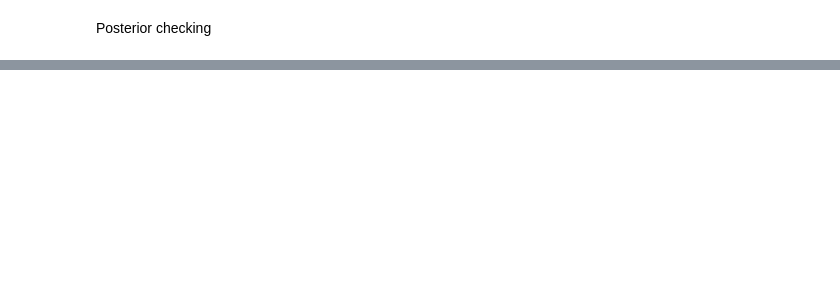
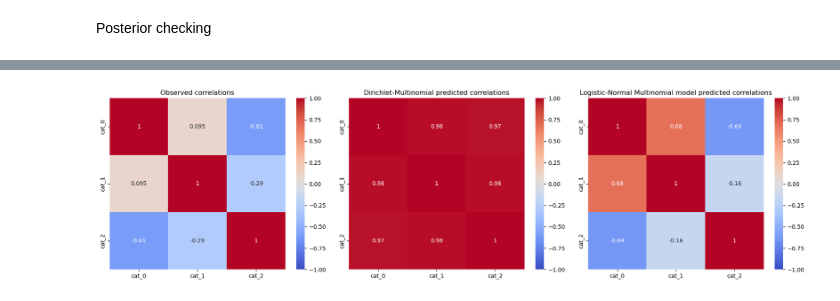
Before and after one commit to DrEntropy/multinom, a Jupyter notebook: random_effects_mn.ipynb, the cells around one changed output, grey strips where cells are left out. Drawn from its saved outputs; the diff is of its cells as text; code cells hidden in the pictures; blank space fills up the shorter version.

Commit message:
add dirichlet for comparison

```diff
--- a/random_effects_mn.ipynb
+++ b/random_effects_mn.ipynb
@@ -413,0 +437,5 @@ plt.show()
+# %%
+with dm_model:
+    dm_ppc = pm.sample_posterior_predictive(dm_trace)
+
+az.plot_ppc(dm_ppc)
@@ -413,0 +450,34 @@ plt.show()
+# %%
+# Observed correlation
+obs_counts = agg_df[["cat_0", "cat_1", "cat_2"]].values
+obs_corr = np.corrcoef(obs_counts.T)
+
+# Dirichlet-Multinomial posterior predictive extraction
+dm_pred_obs = az.extract(dm_ppc, group="posterior_predictive", var_names=["obs"], combined=True)
+dm_ppc_means = dm_pred_obs.mean(axis=2)
+dm_ppc_corr = np.corrcoef(dm_ppc_means.T)
+
+# Logistic model posterior predictive extraction
+logistic_pred_obs = az.extract(ppc, group="posterior_predictive", var_names=["obs"], combined=True)
+logistic_ppc_means = logistic_pred_obs.mean(axis=2)
+logistic_ppc_corr = np.corrcoef(logistic_ppc_means.T)
+
+
+fig, axes = plt.subplots(1, 3, figsize=(18, 5))
+
+sns.heatmap(obs_corr, annot=True, xticklabels=categories, yticklabels=categories,
+            ax=axes[0], cmap='coolwarm', vmin=-1, vmax=1)
+axes[0].set_title('Observed correlations')
+
+sns.heatmap(dm_ppc_corr, annot=True, xticklabels=categories, yticklabels=categories,
+            ax=axes[1], cmap='coolwarm', vmin=-1, vmax=1)
+axes[1].set_title('Dirichlet-Multinomial predicted correlations')
+
+sns.heatmap(logistic_ppc_corr, annot=True, xticklabels=categories, yticklabels=categories,
+            ax=axes[2], cmap='coolwarm', vmin=-1, vmax=1)
+axes[2].set_title('Logistic-Normal Multinomial model predicted correlations')
+
+plt.tight_layout()
+plt.show()
+# %% [output]
+[figure, added]
```
Also changed, not shown: parts of 15 cells of this notebook.
